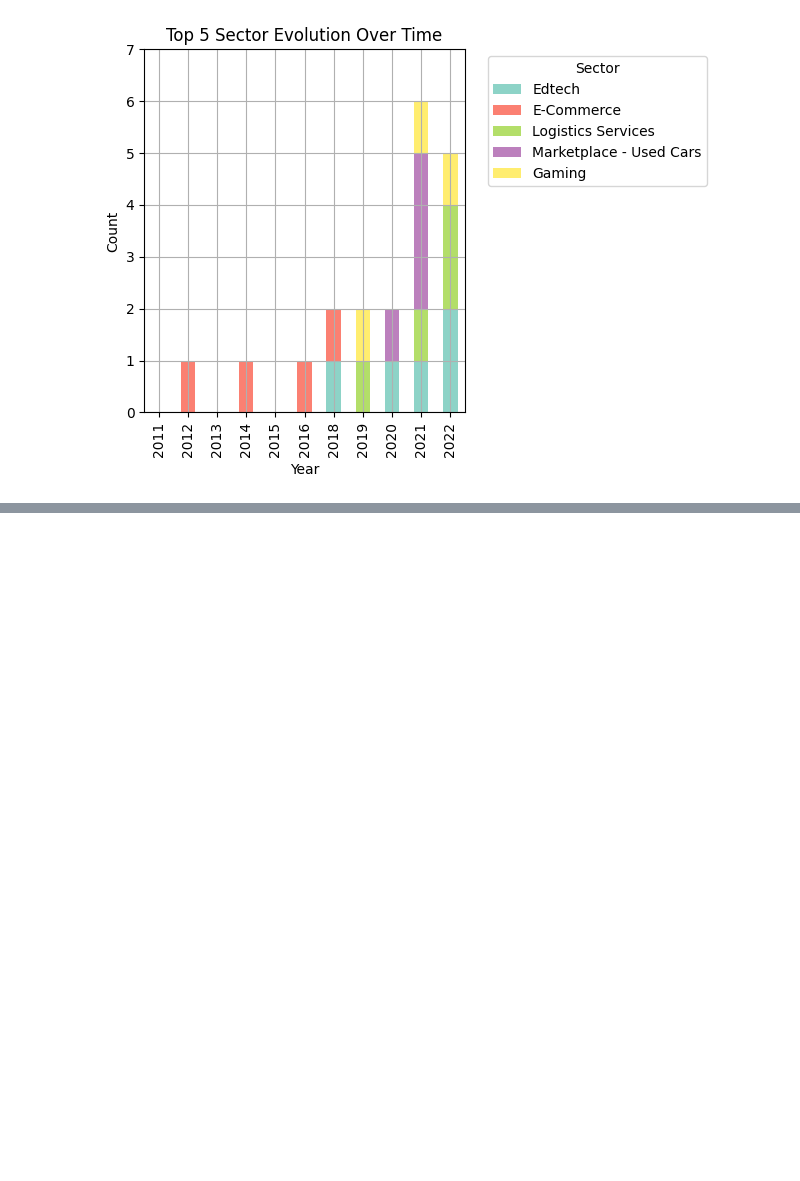
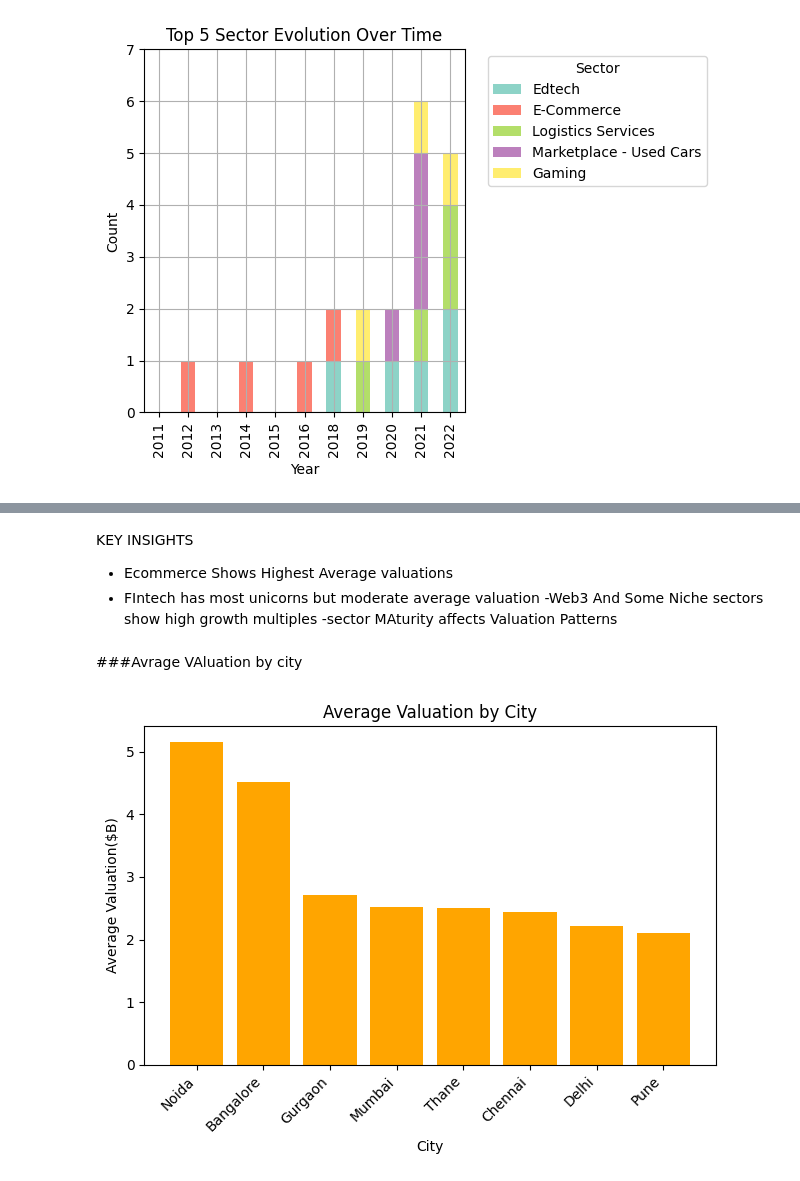
Before and after one commit to iranna2004/python, a Jupyter notebook: Day7.ipynb, the cells around one changed output, grey strips where cells are left out. Cells and saved outputs as stored; diff of their text form; code cells hidden in the pictures; blank space fills up the shorter version.

```diff
--- a/Day7.ipynb
+++ b/Day7.ipynb
@@ -330,0 +366,22 @@ display_k_sectors_evolution(df,5)
+# %% [markdown]
+KEY INSIGHTS
+
+
+*   Ecommerce Shows Highest Average valuations
+*   FIntech has most unicorns but moderate average valuation
+-Web3 And Some Niche sectors show high growth multiples
+-sector MAturity affects Valuation Patterns
+# %% [markdown]
+###Avrage VAluation by city
+# %%
+cit_valuation=df.groupby('primary city')['Valuation ($B)'].mean()
+cit_valuation=cit_valuation.sort_values(ascending=False).head(8)
+bars=plt.bar(cit_valuation.index,cit_valuation.values,color='orange')
+plt.title('Average Valuation by City')
+plt.xlabel('City')
+plt.ylabel('Average Valuation($B)')
+plt.xticks(rotation=45, ha='right')
+plt.tight_layout()
+plt.show()
+# %% [output]
+[figure, added]
```
Also changed, not shown: parts of 17 cells of this notebook.
